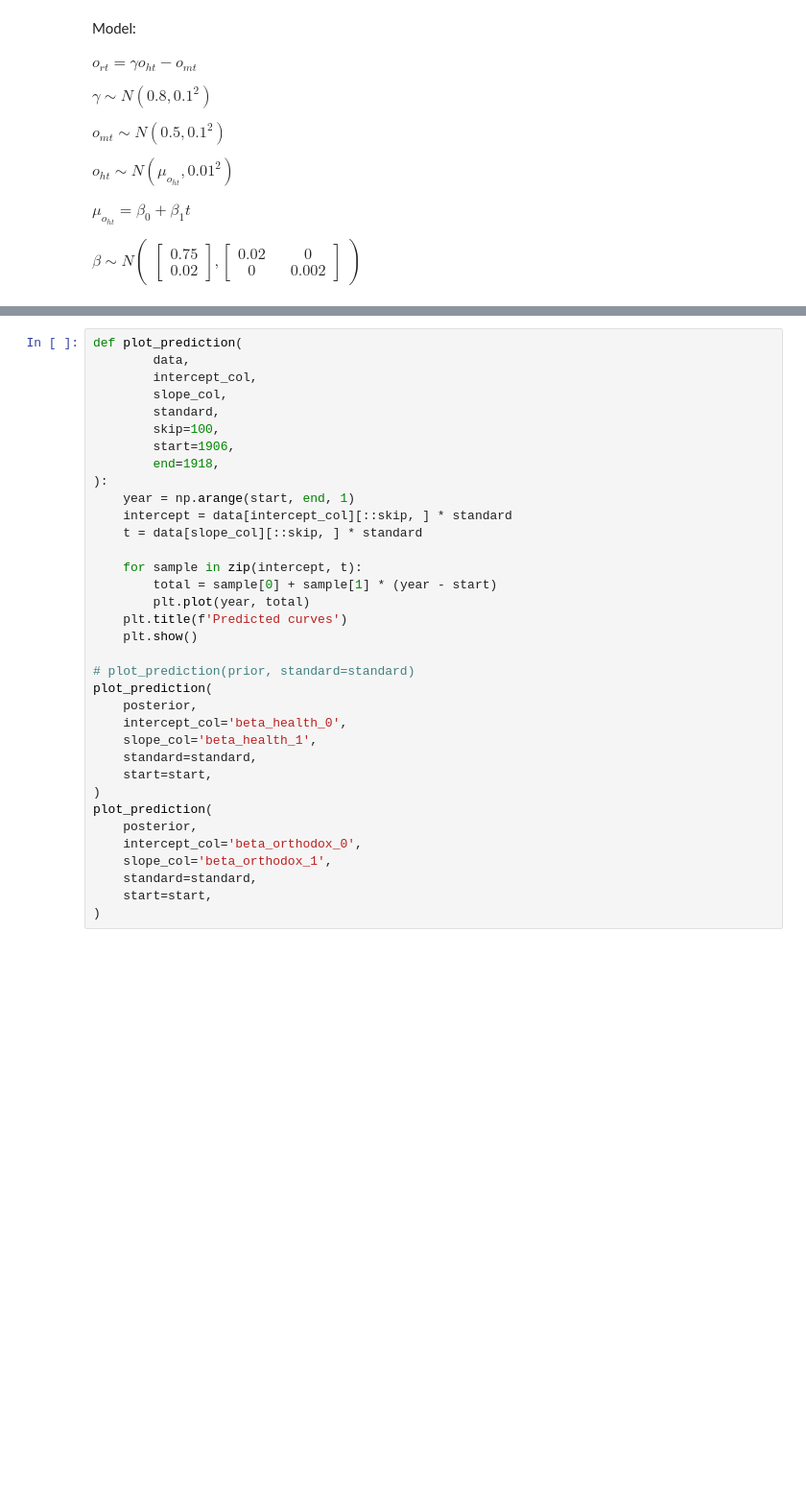
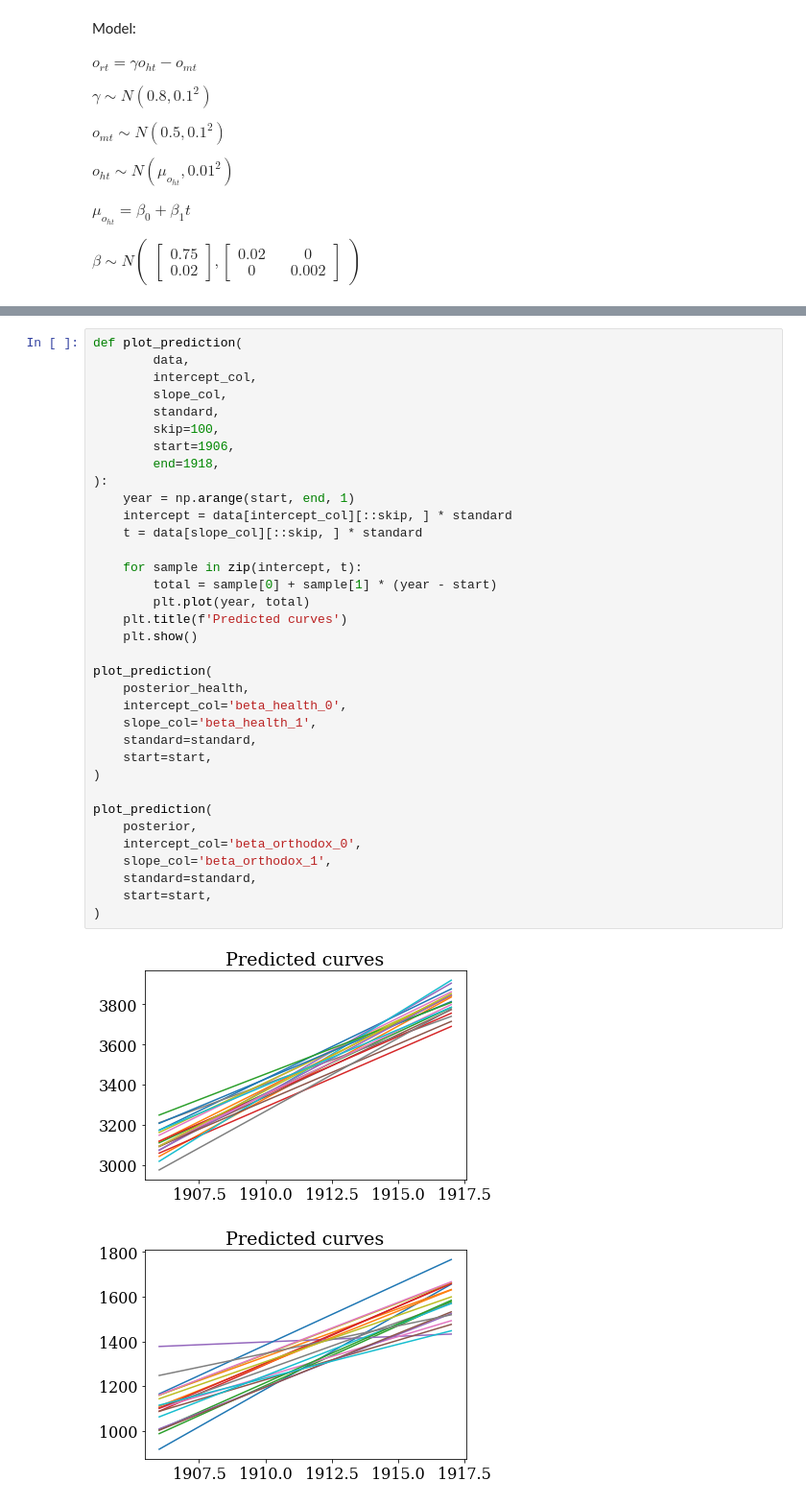
Before and after one commit to AnttiHaerkoenen/vyborg_orthodox, a Jupyter notebook: notebooks/missing_orthodox.ipynb, the cells around one changed output, grey strips where cells are left out. Shown at 96% size. Saved outputs shown, nothing was run; the diff lists cells and outputs as text; blank space fills up the shorter version.

```diff
--- a/notebooks/missing_orthodox.ipynb
+++ b/notebooks/missing_orthodox.ipynb
@@ -253,35 +252,38 @@ def plot_prediction(
         intercept_col,
         slope_col,
         standard,
         skip=100,
         start=1906,
         end=1918,
 ):
     year = np.arange(start, end, 1)
     intercept = data[intercept_col][::skip, ] * standard
     t = data[slope_col][::skip, ] * standard
 
     for sample in zip(intercept, t):
         total = sample[0] + sample[1] * (year - start)
         plt.plot(year, total)
     plt.title(f'Predicted curves')
     plt.show()
 
-# plot_prediction(prior, standard=standard)
 plot_prediction(
-    posterior,
+    posterior_health,
     intercept_col='beta_health_0',
     slope_col='beta_health_1',
     standard=standard,
     start=start,
 )
+
 plot_prediction(
     posterior,
     intercept_col='beta_orthodox_0',
     slope_col='beta_orthodox_1',
     standard=standard,
     start=start,
 )
+# %% [output]
+[figure, added]
+[figure, added]
 # %%
 from statsmodels.graphics.tsaplots import plot_acf
 
```
Also changed, not shown: parts of 5 cells of this notebook, 3 other files.
